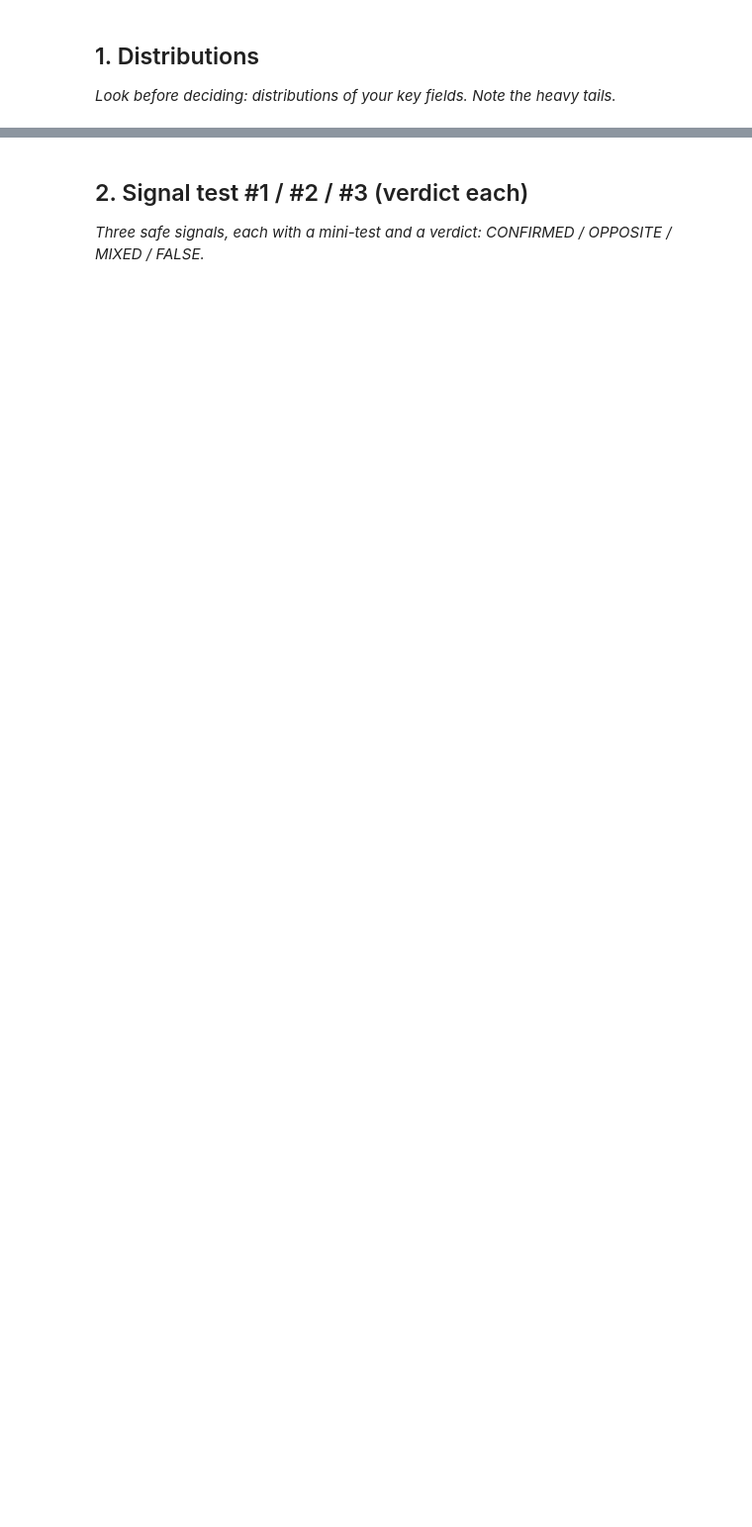
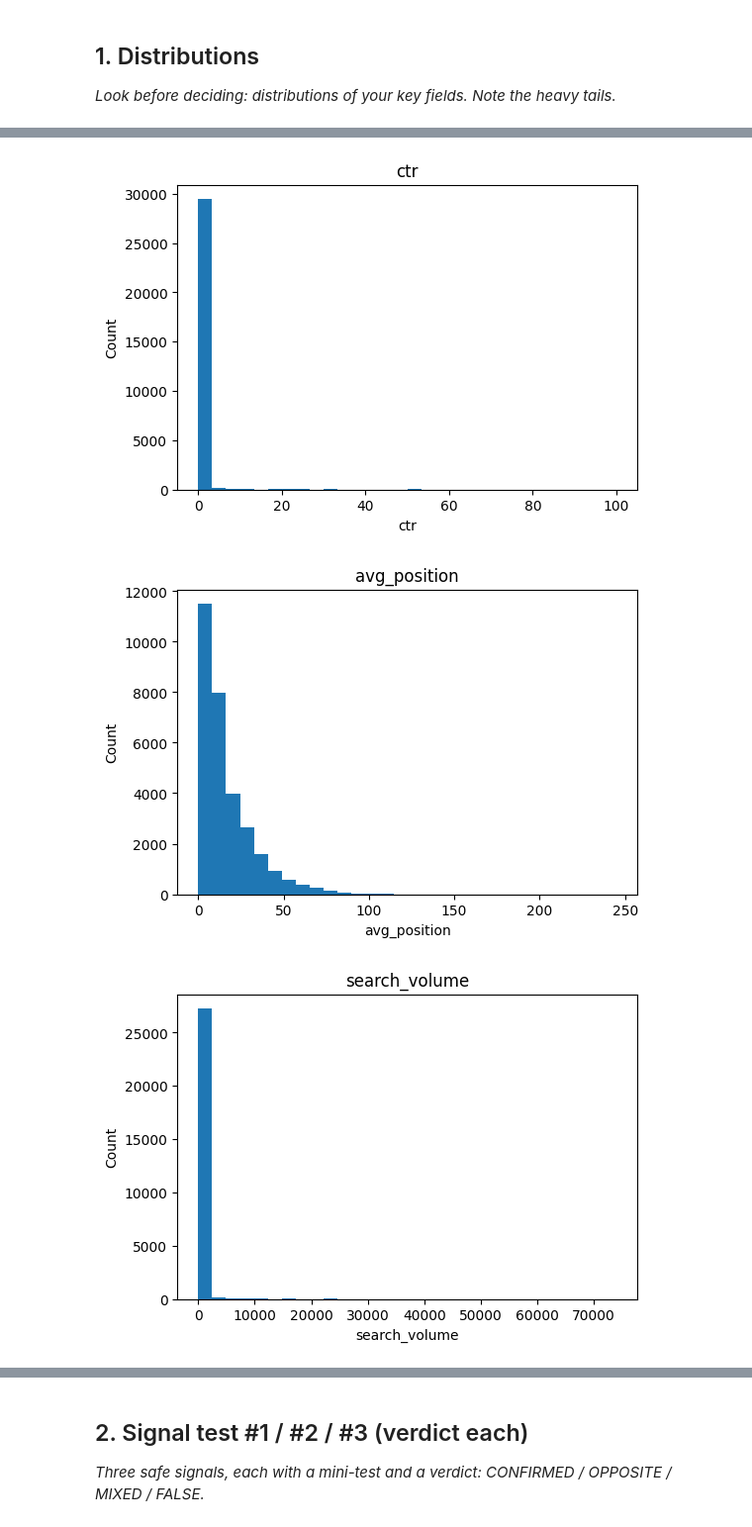
Before and after one commit to Shreyansh-Sri/Flyrank-ML-Internship, a Jupyter notebook: work/notebooks/w04_signal_audit.ipynb, the cells around one changed output, grey strips where cells are left out. Shown at 99% size. Cells and saved outputs as stored; diff of their text form; code cells hidden in the pictures; blank space fills up the shorter version.

```diff
--- a/work/notebooks/w04_signal_audit.ipynb
+++ b/work/notebooks/w04_signal_audit.ipynb
@@ -15,0 +13,8 @@ This skeleton is yours to fill. Work the sections **in order** — each one has
+# %%
+import pandas as pd
+import matplotlib.pyplot as plt
+
+df = pd.read_csv("/content/Flyrank-ML-Internship/data/raw/content_refresh_anonymized.csv")
+
+print(df.shape)
+df.head()
@@ -15,0 +42,21 @@ This skeleton is yours to fill. Work the sections **in order** — each one has
+# %%
+import matplotlib.pyplot as plt
+
+columns = [
+    "ctr",
+    "avg_position",
+    "search_volume",
+    "content_age_days"
+]
+
+for col in columns:
+    plt.figure(figsize=(6,4))
+    plt.hist(df[col].dropna(), bins=30)
+    plt.title(col)
+    plt.xlabel(col)
+    plt.ylabel("Count")
+    plt.show()
+# %% [output]
+[figure, added]
+[figure, added]
+[figure, added]
```
Also changed, not shown: parts of 14 cells of this notebook.
